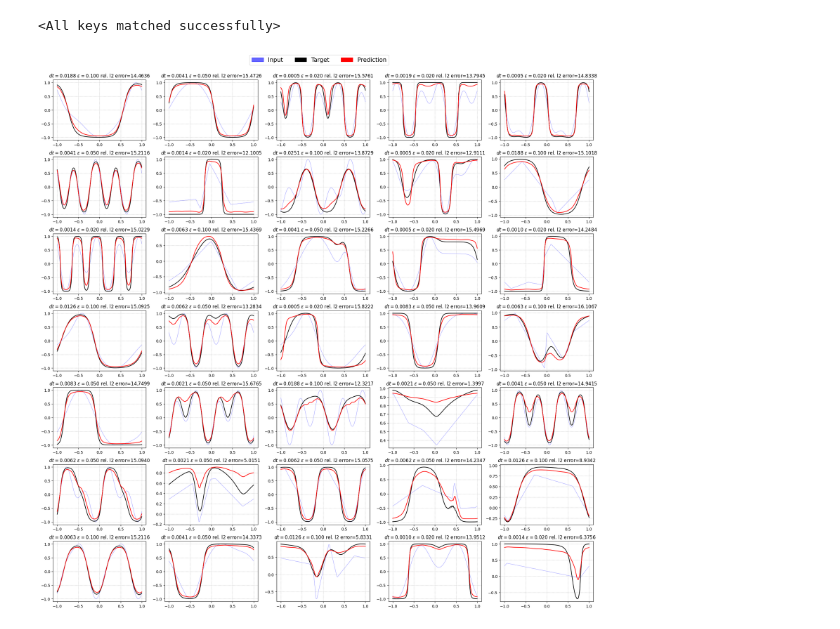
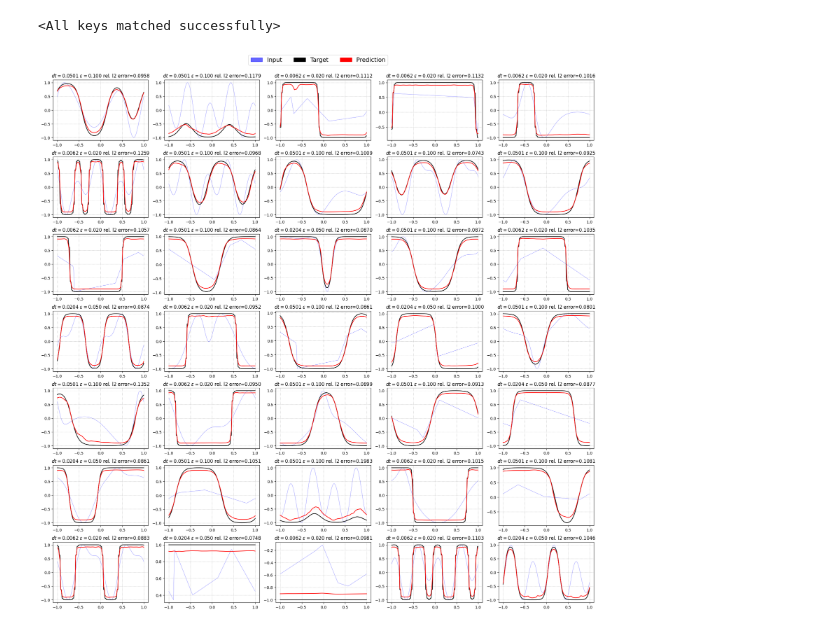
Before and after one commit to benedict-armstrong/FNO-for-Phase-Field-Dynamics, a Jupyter notebook: eval.ipynb, the cells around one changed output. Cells and saved outputs as stored; diff of their text form; code cells hidden in the pictures.

```diff
--- a/eval.ipynb
+++ b/eval.ipynb
@@ -24,16 +27,16 @@ fno.load_state_dict(torch.load("models/tfno_model.pth", weights_only=True))
 # %% [output]
 <All keys matched successfully>
 # %%
-time_pairs = [(0, 1), (0, 2), (0, 3), (0, 4)]
+time_pairs = [(0, 4)]
 dataset = (
     PDEDatasetAll2All(
-        "data/train_allen_cahn_fourier.npy", device=DEVICE, time_pairs=time_pairs
+        "data/test_allen_cahn_fourier.npy", device=DEVICE, time_pairs=time_pairs
     )
     + PDEDatasetAll2All(
-        "data/train_allen_cahn_gmm.npy", device=DEVICE, time_pairs=time_pairs
+        "data/test_allen_cahn_gmm.npy", device=DEVICE, time_pairs=time_pairs
     )
     + PDEDatasetAll2All(
-        "data/train_allen_cahn_piecewise.npy", device=DEVICE, time_pairs=time_pairs
+        "data/test_allen_cahn_piecewise.npy", device=DEVICE, time_pairs=time_pairs
     )
 )
 # %%
@@ -45,17 +48,17 @@ fig, axs = plt.subplots(7, BATCH_SIZE, figsize=(20, 20))
 
 fno.eval()
 lines = None
-for i, (ax_rows, (time_delta, input, target)) in enumerate(zip(axs, sampler)):
+for i, (ax_rows, (time_delta, eps, input, target)) in enumerate(zip(axs, sampler)):
     input_copy = input.clone()
 
     with torch.no_grad():
-        prediction = fno(input, time_delta)
+        prediction = fno(input, time_delta, eps)
 
     target = target
 
     for j, p in enumerate(prediction):
         epsilon = input_copy[j, :, -1][0].item()
-        re_l2_error = relative_l2_error(p, target[j])
+        re_l2_error = relative_l2_error(p.squeeze(-1), target[j])
 
         ax = ax_rows[j]
 
@@ -69,32 +72,34 @@ for i, (ax_rows, (time_delta, input, target)) in enumerate(zip(axs, sampler)):
         l1 = ax.plot(
             x_grid,
             input_copy[j, :, 0],
             label="Input",
             alpha=0.6,
             linewidth=0.5,
             color="blue",
         )
 
         l2 = ax.plot(x_grid, target[j], label="Target", color="black")
         l3 = ax.plot(x_grid, p, label="Prediction", color="red")
 
         ax.grid(True, which="both", ls=":")
 
         if i == 0 and j == 0:
             lines = l1 + l2 + l3
 
 labels = [line.get_label() for line in lines]
 handles = []
 for group_idx in range(len(labels)):
     # Create a simple patch that is the correct colour
     colour = lines[group_idx].get_color()
     opac = lines[group_idx].get_alpha()
     handles.append(Patch(edgecolor=colour, facecolor=colour, fill=True, alpha=opac))
 # Acutally create our figure legend, using the handles and labels
-fig.legend(handles=handles, labels=labels, loc="upper center", ncol=len(labels), fontsize=15)
+fig.legend(
+    handles=handles, labels=labels, loc="upper center", ncol=len(labels), fontsize=15
+)
 
 plt.tight_layout()
 plt.subplots_adjust(top=0.95)
 plt.show()
 # %% [output]
-[figure, old version]
+[figure, new version]
```
Also changed, not shown: parts of 1 cell of this notebook, 5 other files.
